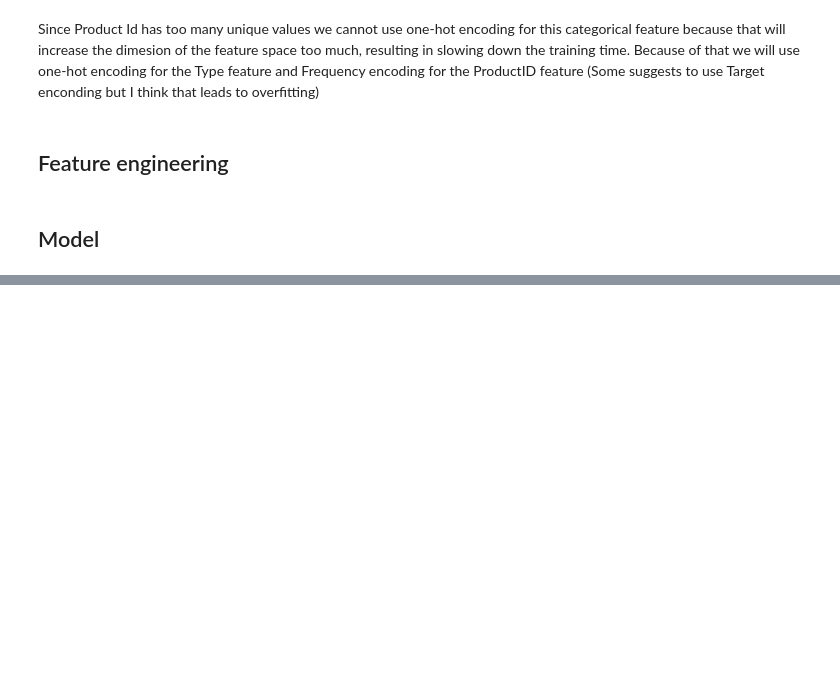
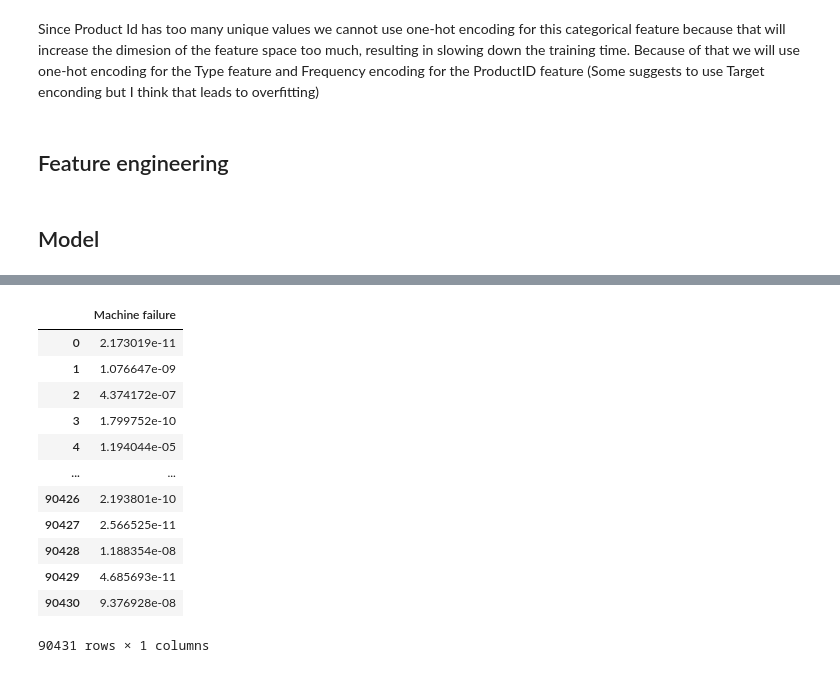
Before and after one commit to alessandroAbati/Binary-Classification-of-Machine-Failure, a Jupyter notebook: code/dnn.ipynb, the cells around one changed output, grey strips where cells are left out. Cells and saved outputs as stored; diff of their text form; code cells hidden in the pictures; blank space fills up the shorter version.

```diff
--- a/code/dnn.ipynb
+++ b/code/dnn.ipynb
@@ -196,0 +203,3 @@ plt.show()
+# %%
+y_pred = model.predict(test_X)
+y_pred
@@ -196,0 +215,19 @@ plt.show()
+# %%
+output = pd.DataFrame({
+    "Machine failure" : np.squeeze(y_pred)
+})
+output
+# %% [output]
+|  | Machine failure |
+| 0 | 2.173019e-11 |
+| 1 | 1.076647e-09 |
+| 2 | 4.374172e-07 |
+| 3 | 1.799752e-10 |
+| 4 | 1.194044e-05 |
+| ... | ... |
+| 90426 | 2.193801e-10 |
+| 90427 | 2.566525e-11 |
+| 90428 | 1.188354e-08 |
+| 90429 | 4.685693e-11 |
+| 90430 | 9.376928e-08 |
+90431 rows × 1 columns
```
Also changed, not shown: parts of 13 cells of this notebook.
